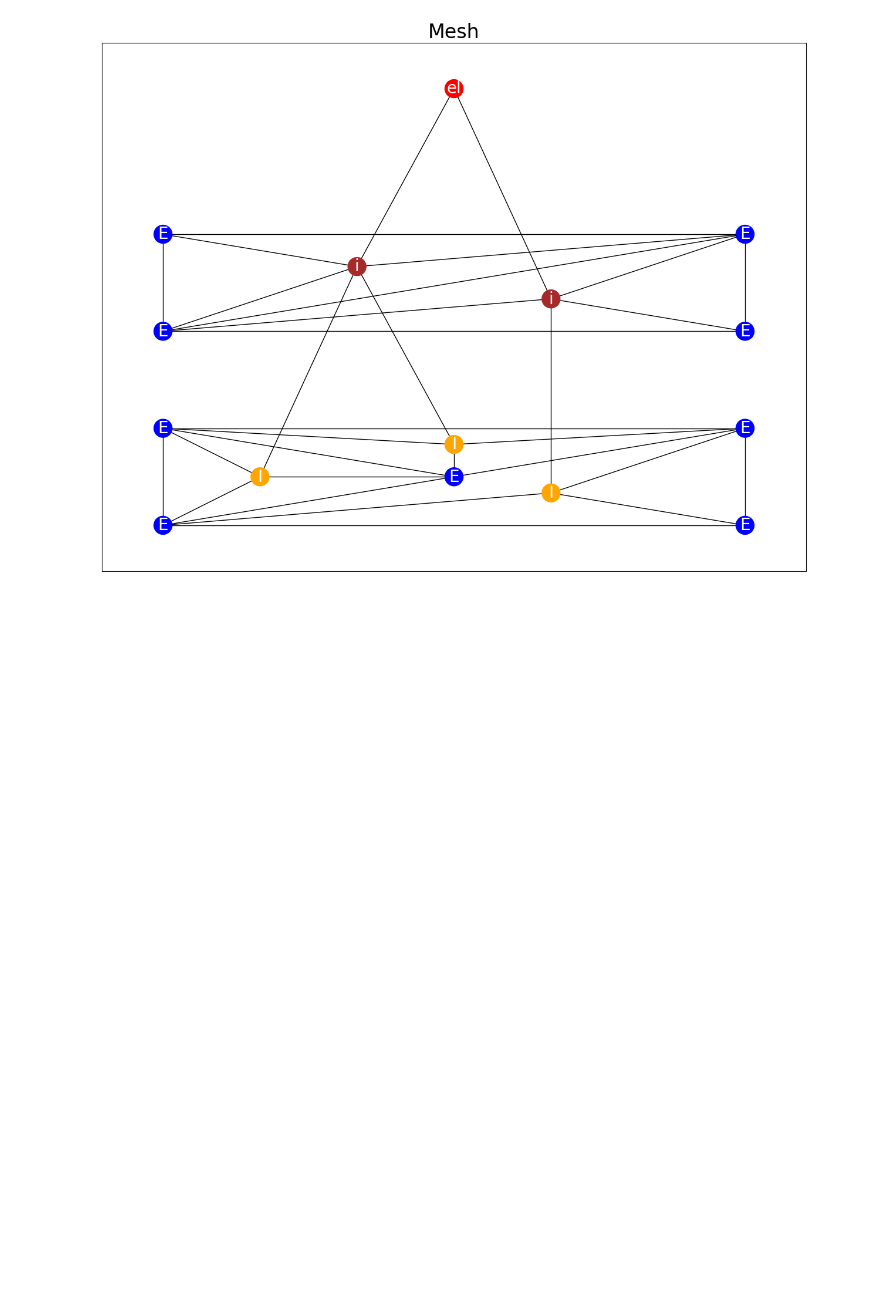
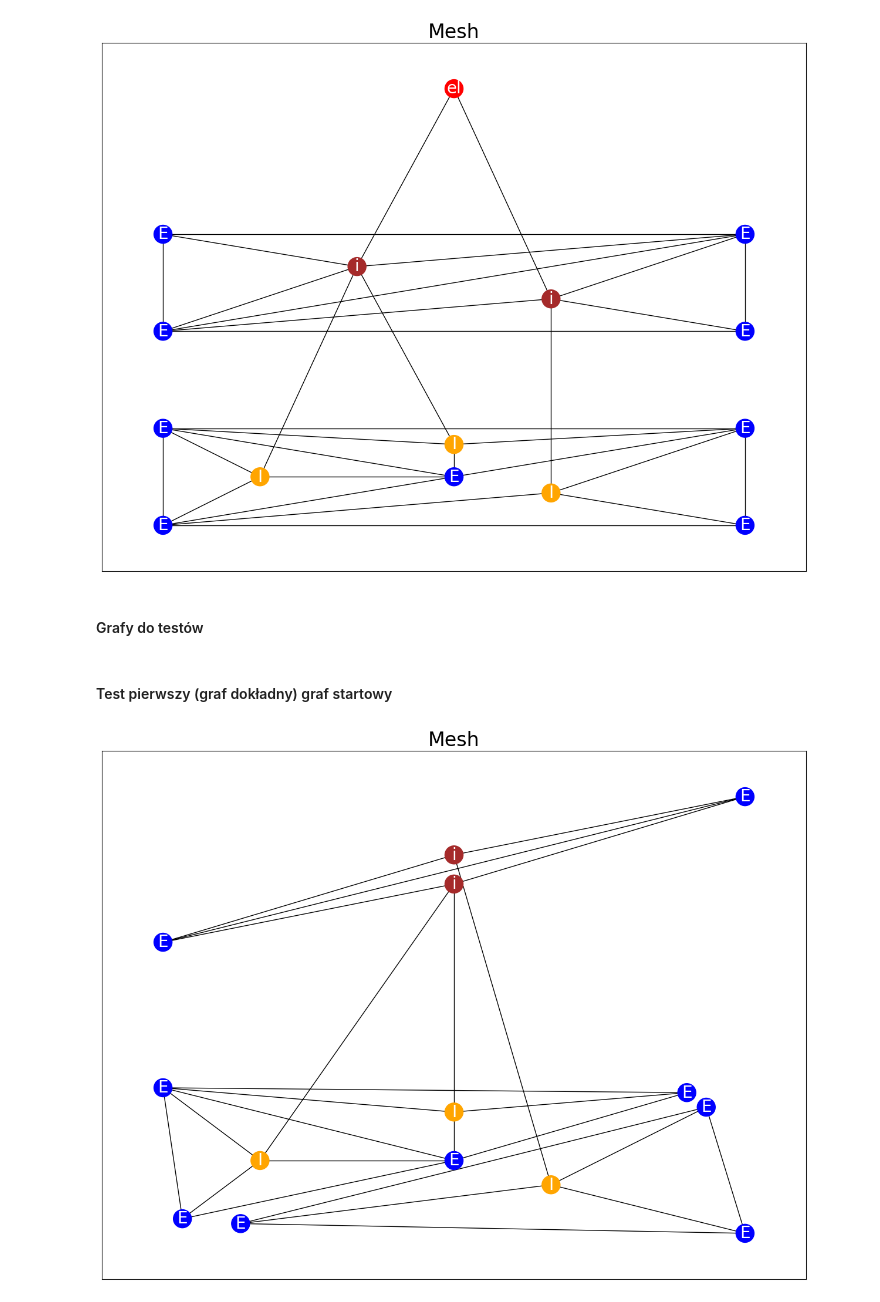
Before and after one commit to GGProjectWed1820/GGProject, a Jupyter notebook: examples/prod10.ipynb, the cells around one changed output. Drawn from its saved outputs; the diff is of its cells as text; code cells hidden in the pictures; blank space fills up the shorter version.

Commit message:
Added visualization to production 10 tests

```diff
--- a/examples/prod10.ipynb
+++ b/examples/prod10.ipynb
@@ -98,3 +100,5 @@ graph_post =  Production10.apply(graph, subgraph)
 draw(graph_post, figsize=(12, 9))
 # %% [output]
 [figure]
+# %% [markdown]
+<h4>Grafy do testów</h4>
@@ -100,0 +553,7 @@ draw(graph_post, figsize=(12, 9))
+# %% [markdown]
+<h4>Test pierwszy (graf dokładny) graf startowy</h4>
+# %%
+graph = exact_graph_for_p10()
+draw(graph, figsize=(12, 9))
+# %% [output]
+[figure, added]
```
Also changed, not shown: parts of 22 cells of this notebook, 2 other files.
